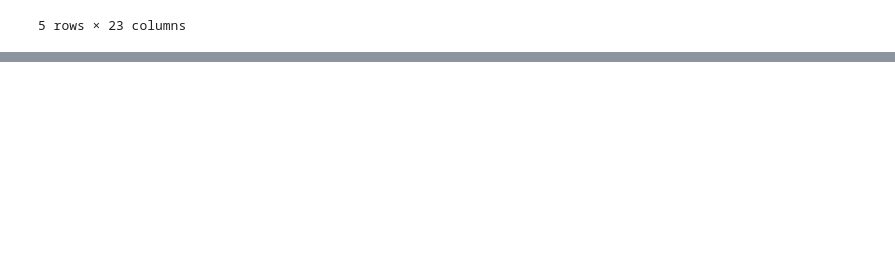
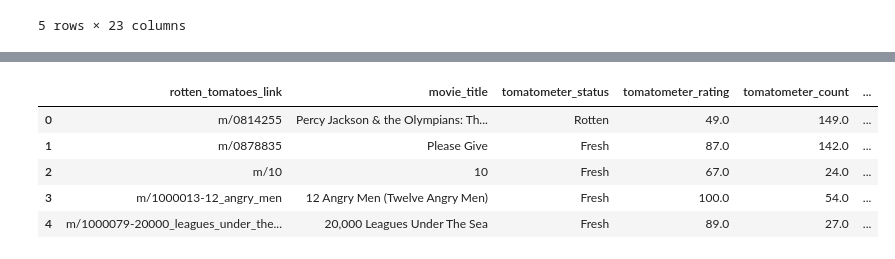
Before and after one commit to devinhughes/Rotten_tomatoes_project, a Jupyter notebook: Cleaning.ipynb, the cells around one changed output, grey strips where cells are left out. Saved outputs shown, nothing was run; the diff lists cells and outputs as text; code cells hidden in the pictures; blank space fills up the shorter version.

```diff
--- a/Cleaning.ipynb
+++ b/Cleaning.ipynb
@@ -112,4 +112,12 @@ pre_prod_df.head()
 | 4 | m/1000079-20000_leagues_under_the... | 20,000 Leagues Under The Sea | In 1866, Professor Pierre M. Aron... | G | Action & Adventure, Drama, Kids &... | Richard Fleischer | Earl Felton | James Mason, Kirk Douglas, Paul L... | ... |
 # %%
 #make a table for post production df
-post_prod_df= moviedf[['rotten_tomatoes_link','movie_title','tomatometer_status','tomatometer_rating','tomatometer_count','audience_status','audience_rating','audience_count', 'tomatometer_top_critics_count', 'tomatometer_fresh_critics_count','tomatometer_rotten_critics_count']]
+post_prod_df= moviedf[['rotten_tomatoes_link','movie_title','tomatometer_status','tomatometer_rating','tomatometer_count','audience_status','audience_rating','audience_count', 'tomatometer_top_critics_count', 'tomatometer_fresh_critics_count','tomatometer_rotten_critics_count', 'release_year','streaming_release_year']]
+post_prod_df.head()
+# %% [output]
+|  | rotten_tomatoes_link | movie_title | tomatometer_status | tomatometer_rating | tomatometer_count | ... |
+| 0 | m/0814255 | Percy Jackson & the Olympians: Th... | Rotten | 49.0 | 149.0 | ... |
+| 1 | m/0878835 | Please Give | Fresh | 87.0 | 142.0 | ... |
+| 2 | m/10 | 10 | Fresh | 67.0 | 24.0 | ... |
+| 3 | m/1000013-12_angry_men | 12 Angry Men (Twelve Angry Men) | Fresh | 100.0 | 54.0 | ... |
+| 4 | m/1000079-20000_leagues_under_the... | 20,000 Leagues Under The Sea | Fresh | 89.0 | 27.0 | ... |
```
Also changed, not shown: parts of 2 cells of this notebook, 1 other file.
